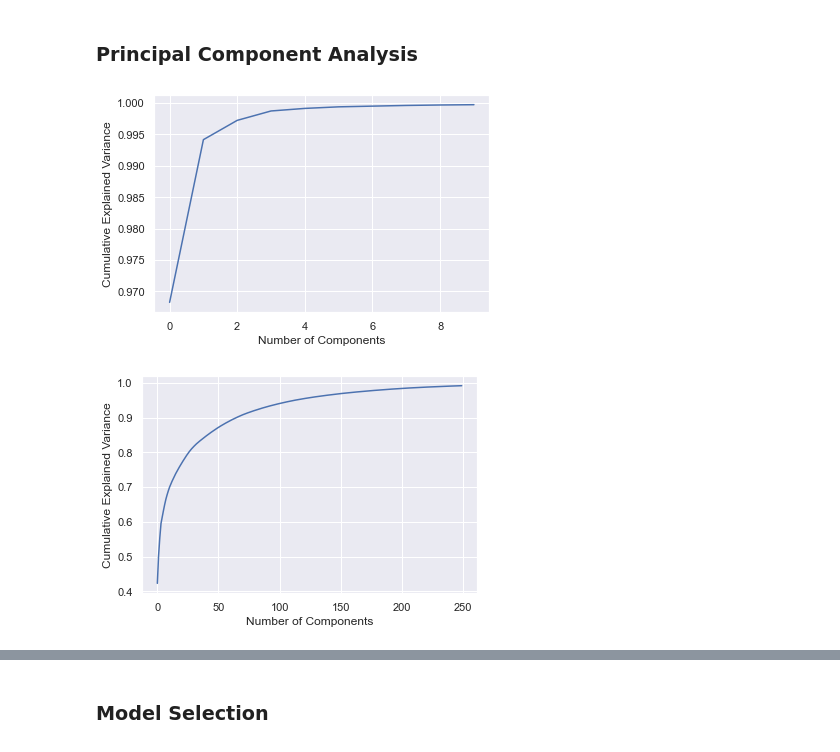
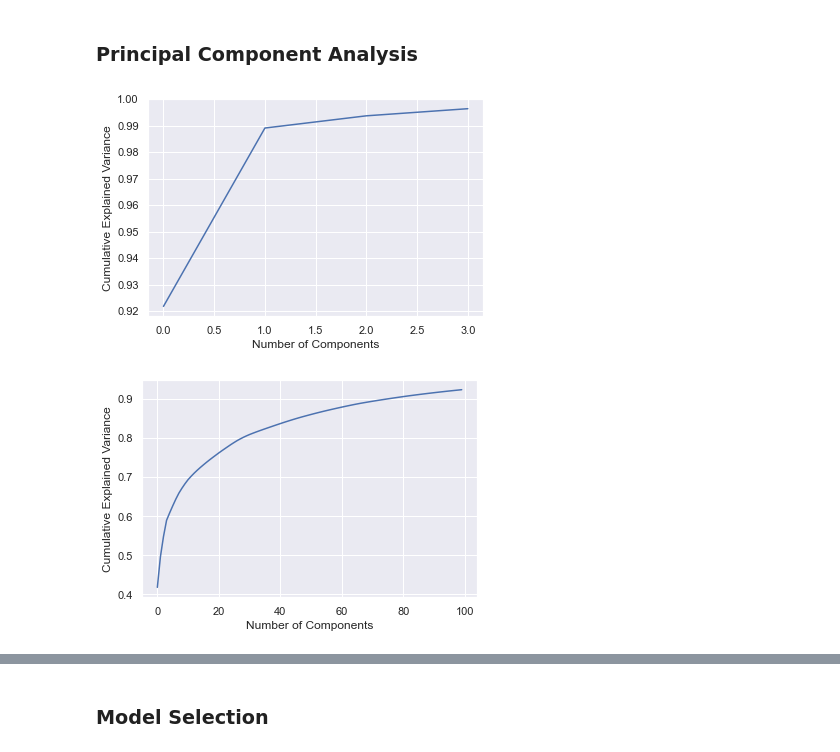
Before and after one commit to COGS118A/Group005-Wi23, a Jupyter notebook: final_project.ipynb, the cells around one changed output, grey strips where cells are left out. Drawn from its saved outputs; the diff is of its cells as text; code cells hidden in the pictures.

```diff
--- a/final_project.ipynb
+++ b/final_project.ipynb
@@ -366,6 +259,6 @@ plt.show()
 # %%
 def addr1_transform(x):
-    if x in top_ten_addr1:
+    if x in top_addr1:
         return x
     elif (pd.isnull(x) == True):
         return 0
@@ -373,7 +266,7 @@ def addr1_transform(x):
         return -1
 
 def addr2_transform(x):
-    if x in top_ten_addr2:
+    if x in top_addr2:
         return x
     elif (pd.isnull(x) == True):
         return 0
@@ -381,7 +274,7 @@ def addr2_transform(x):
         return -1
 
 def email_p_transform(x):
-    if x in top_twenty_email_p:
+    if x in top_email_p:
         return x
     elif (pd.isnull(x) == True):
         return 'Missing'
@@ -389,7 +282,7 @@ def email_p_transform(x):
         return 'Other'
 
 def email_r_transform(x):
-    if x in top_twenty_email_r:
+    if x in top_email_r:
         return x
     elif (pd.isnull(x) == True):
         return 'Missing'
@@ -446,12 +339,6 @@ def transform_i(x):
 
 for i in id_lst:
     new_col = i + '_new'
-    top_i = list(train_df[i].value_counts().index)[:12]
+    top_i = list(train_df[i].value_counts().index)[:100]
     top_i_lst.append(top_i)
     train_df[new_col] = train_df[i].apply(transform_i)
-# %%
-for i in id_lst:
-    new_col = i + '_new'
-    top_i = list(train_df[i].value_counts().index)[:12]
-    top_i_lst.append(top_i)
-    train_df[new_col] = train_df[i].apply(transform_i)
@@ -525,9 +350,9 @@ one_hot_lst = ['DeviceType', 'id_12', 'id_15', 'id_16', 'id_23', 'id_27', 'id_28
                'id_35', 'id_34', 'id_35', 'id_36', 'id_37', 'id_38', 'TransactionDayOfWeek', 'TransactionHour',
                 'ProductCD', 'card4', 'card6', 'addr1_new', 'addr2_new', 'P_emaildomain_new', 'R_emaildomain_new',
                'DeviceInfo_new', 'M1', 'M2', 'M3', 'M4', 'M5', 'M6', 'M7', 'M8', 'M9'] + new_id_lst
-
+v_col = ['V' + str(i) for i in range(1, 340)]
 num_list = ['C1', 'C2', 'C3', 'C4', 'C5', 'C6', 'C7', 'C8', 'C9', 'C10', 'C11', 'C12', 'C13', 'C14',
-        'dist1', 'dist2', 'TransactionAmt_log'] + final_col_v
+        'dist1', 'dist2', 'TransactionAmt_log'] + v_col
 
 to_ohe = train_df[one_hot_lst]
 ohe = OneHotEncoder(handle_unknown='ignore')
@@ -538,21 +363,21 @@ cates = pd.DataFrame(ohe_features.toarray())
 ### Principal Component Analysis
 # %%
 ### PCA on numerical variables
-pca = PCA(n_components=10)
+pca = PCA(n_components=4)
 nums_part = train_df[num_list].reset_index(drop=True)
 nums_part = nums_part.fillna(0).replace(-np.Inf, -10).replace(np.Inf, 10)
 pca.fit(nums_part)
 # Plot the cumulative explained variance as a function of the number of components
 plt.plot(np.cumsum(pca.explained_variance_ratio_))
 plt.xlabel('Number of Components')
 plt.ylabel('Cumulative Explained Variance')
 plt.show()
 nums_part_pca = pca.transform(nums_part)
 # %% [output]
-[figure, old version]
+[figure, new version]
 # %%
 ### PCA on categorical variables
-pca = PCA(n_components=250)
+pca = PCA(n_components=100)
 pca.fit(cates)
 # Plot the cumulative explained variance as a function of the number of components
 plt.plot(np.cumsum(pca.explained_variance_ratio_))
@@ -561,4 +386,4 @@ plt.ylabel('Cumulative Explained Variance')
 plt.show()
 cates_pca = pca.transform(cates)
 # %% [output]
-[figure, old version]
+[figure, new version]
```
Also changed, not shown: parts of 41 cells of this notebook, 2 other files.
